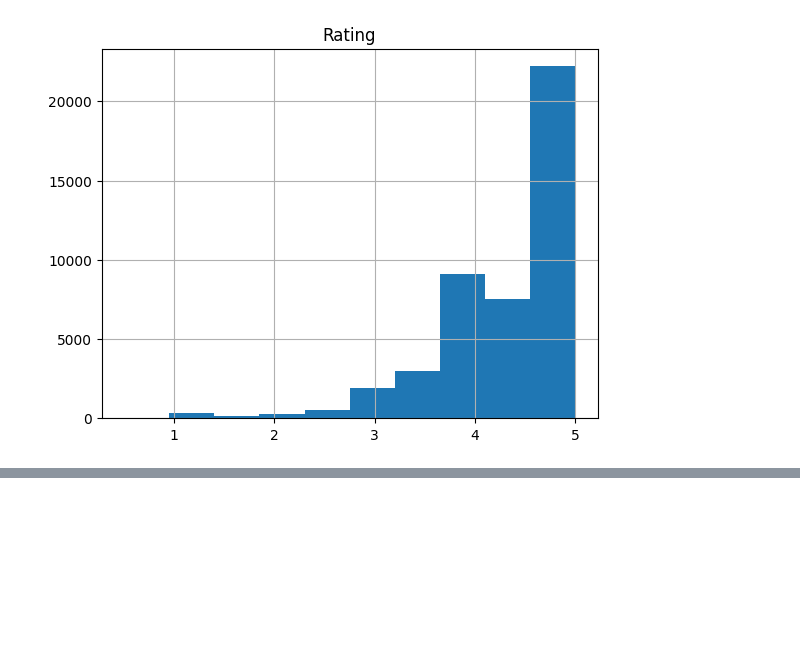
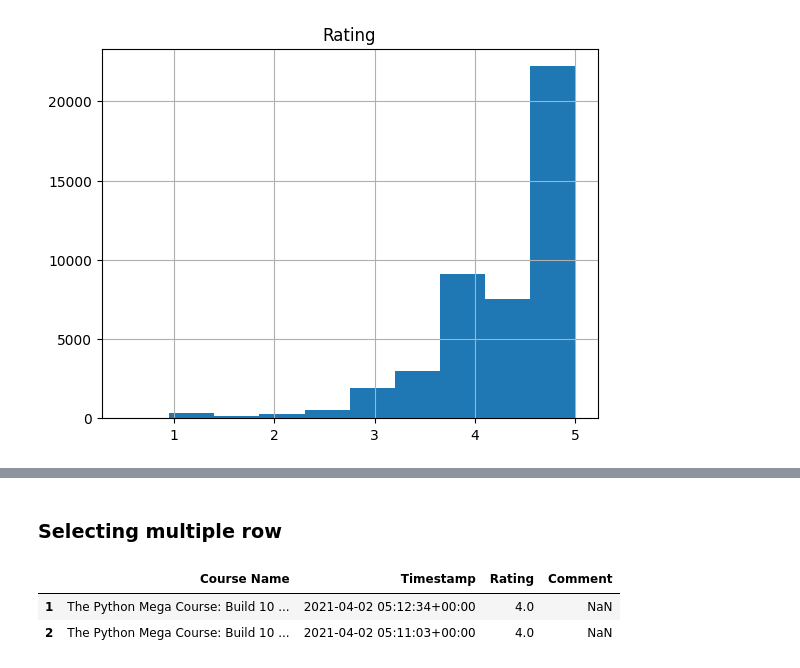
Before and after one commit to Macpdleonr/Python, a Jupyter notebook: Udemy/1Data Analysis and Visualization/reviews.ipynb, the cells around one changed output, grey strips where cells are left out. Saved outputs shown, nothing was run; the diff lists cells and outputs as text; code cells hidden in the pictures; blank space fills up the shorter version.

```diff
--- a/Udemy/1Data Analysis and Visualization/reviews.ipynb
+++ b/Udemy/1Data Analysis and Visualization/reviews.ipynb
@@ -25,0 +75,8 @@ array([[<Axes: title={'center': 'Rating'}>]], dtype=object)
+# %% [markdown]
+### Selecting multiple row
+# %%
+data.iloc[1:3]
+# %% [output]
+|  | Course Name | Timestamp | Rating | Comment |
+| 1 | The Python Mega Course: Build 10 ... | 2021-04-02 05:12:34+00:00 | 4.0 | NaN |
+| 2 | The Python Mega Course: Build 10 ... | 2021-04-02 05:11:03+00:00 | 4.0 | NaN |
```
Also changed, not shown: parts of 22 cells of this notebook.
